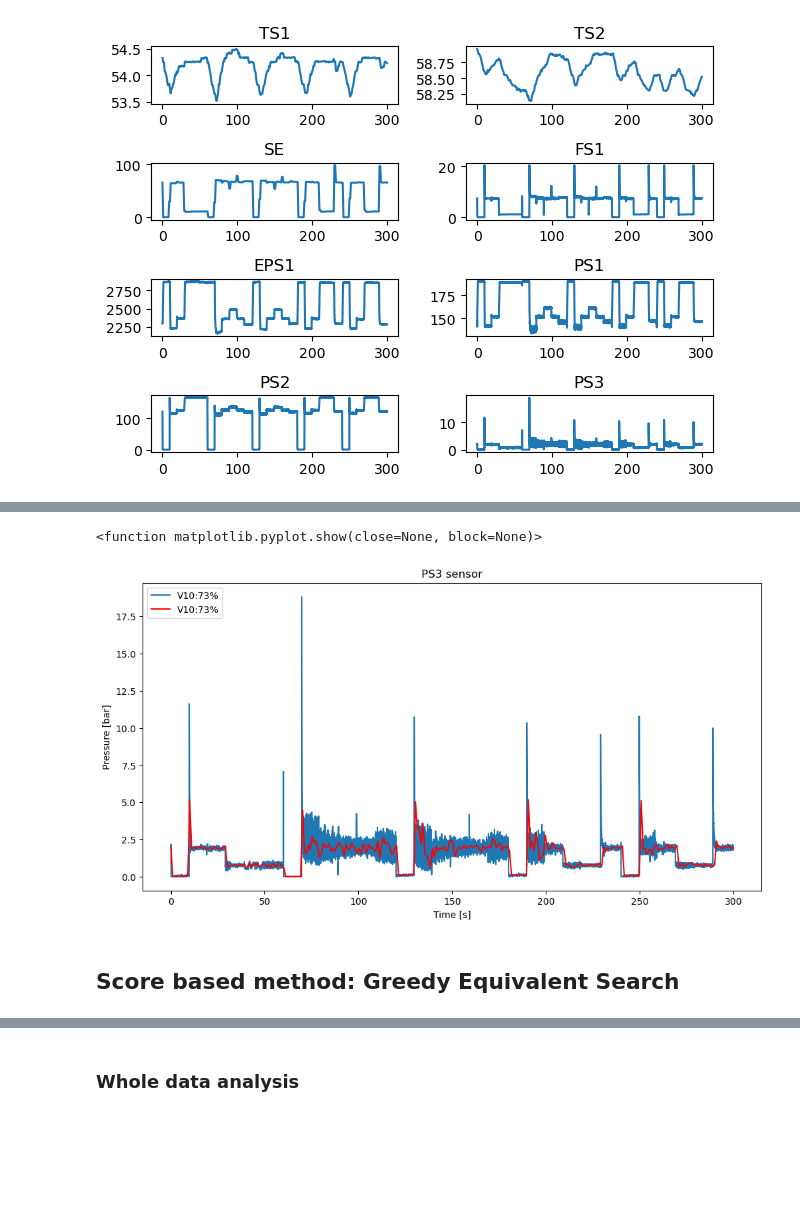
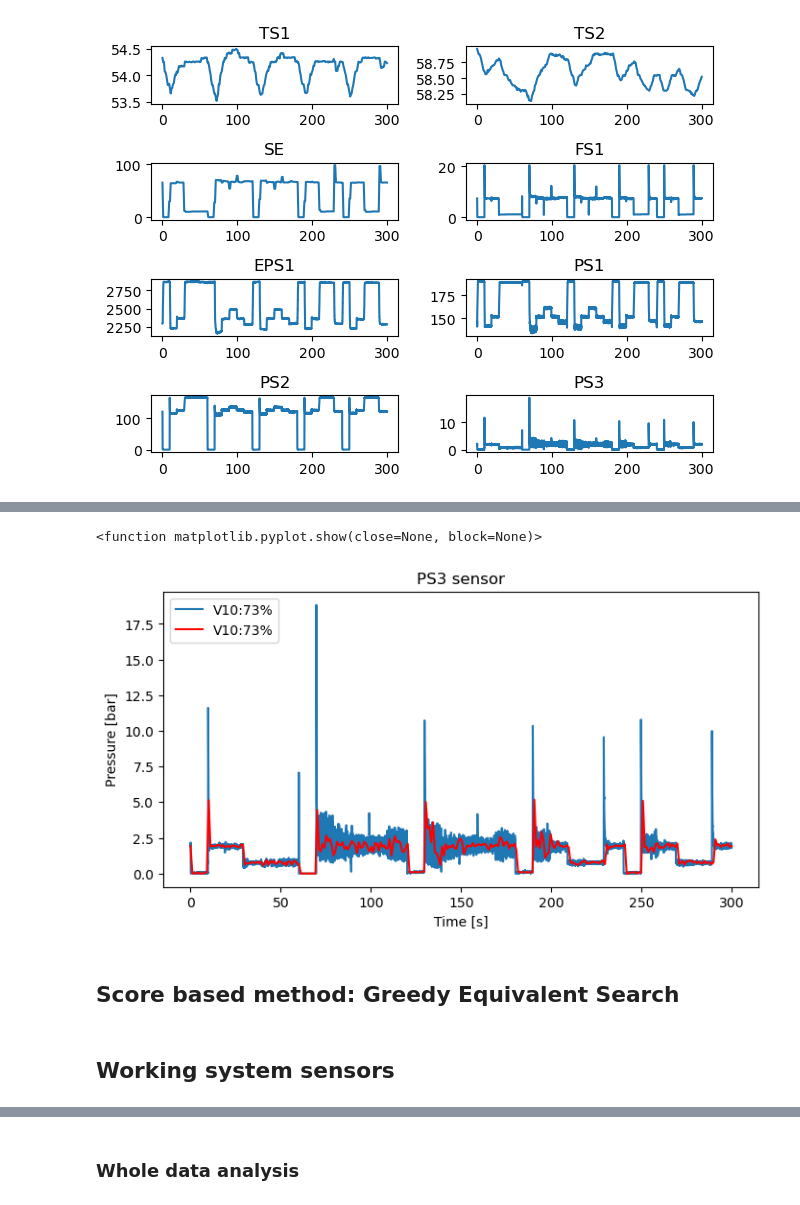
Before and after one commit to SamiraSanchezNT/Hydraulic-System-Condition-monitoring, a Jupyter notebook: ProjectAppliedCausalInference.ipynb, the cells around one changed output, grey strips where cells are left out. Cells and saved outputs as stored; diff of their text form; code cells hidden in the pictures; blank space fills up the shorter version.

```diff
--- a/ProjectAppliedCausalInference.ipynb
+++ b/ProjectAppliedCausalInference.ipynb
@@ -592,17 +419,19 @@ plt.show
 # %%
 #PS3 detail
 t = np.linspace(0, 60*5, num=6000*5)
 t_sub = np.linspace(0, 60*5, num=60*5)
-plt.figure(figsize=(12,6))
+plt.figure(figsize=(8,4))
 plt.plot(t, X_100Hz[:6000*5,3], label="V10:73%")
 plt.plot(t_sub, X_100Hz_sub[0:60*5,3],'r', label="V10:73%")
 plt.xlabel('Time [s]')
 plt.ylabel('Pressure [bar]')
 plt.title('PS3 sensor')
 plt.legend(loc='upper left')
 plt.show
 # %% [output]
 <function matplotlib.pyplot.show(close=None, block=None)>
-[figure, old version]
+[figure, new version]
 # %% [markdown]
 ## Score based method: Greedy Equivalent Search
+# %% [markdown]
+## Working system sensors
```
Also changed, not shown: parts of 45 cells of this notebook.
